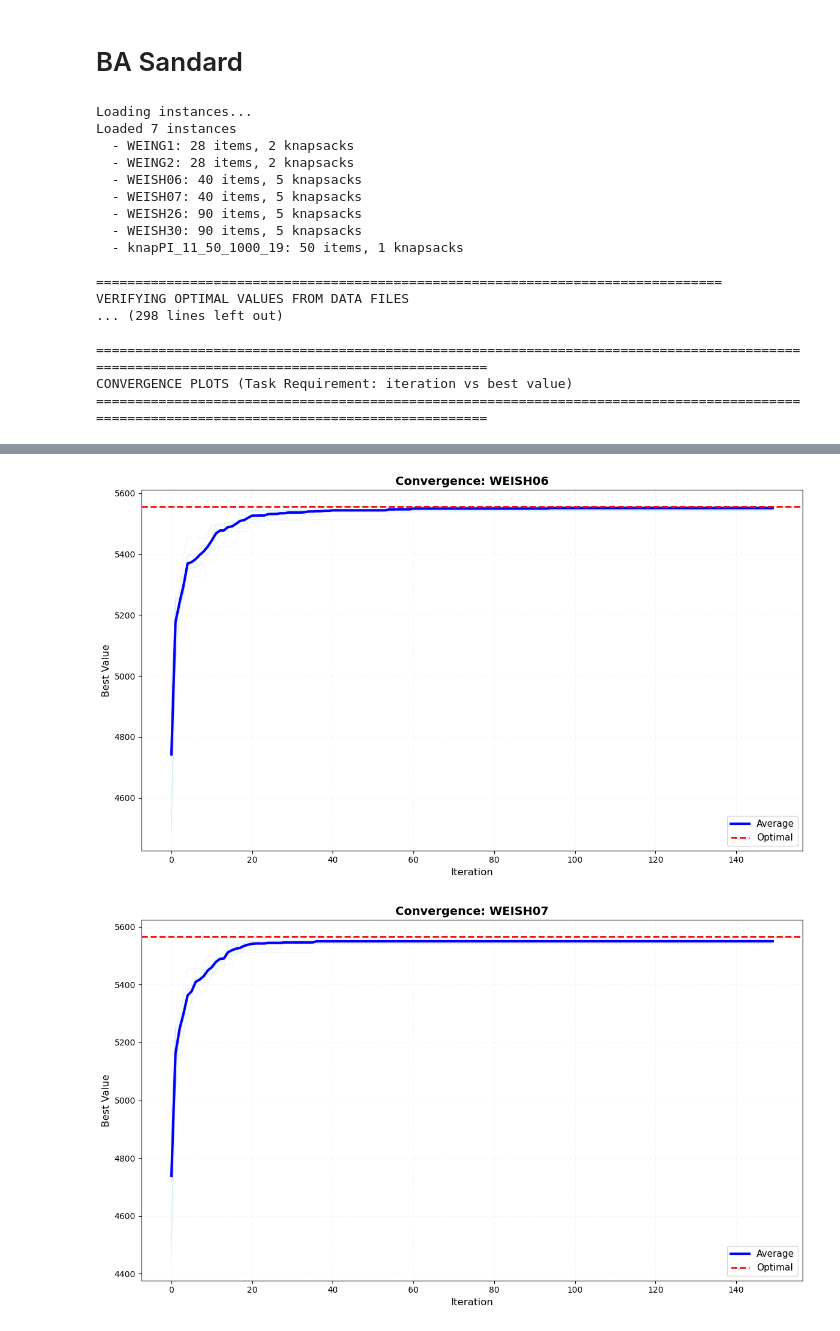
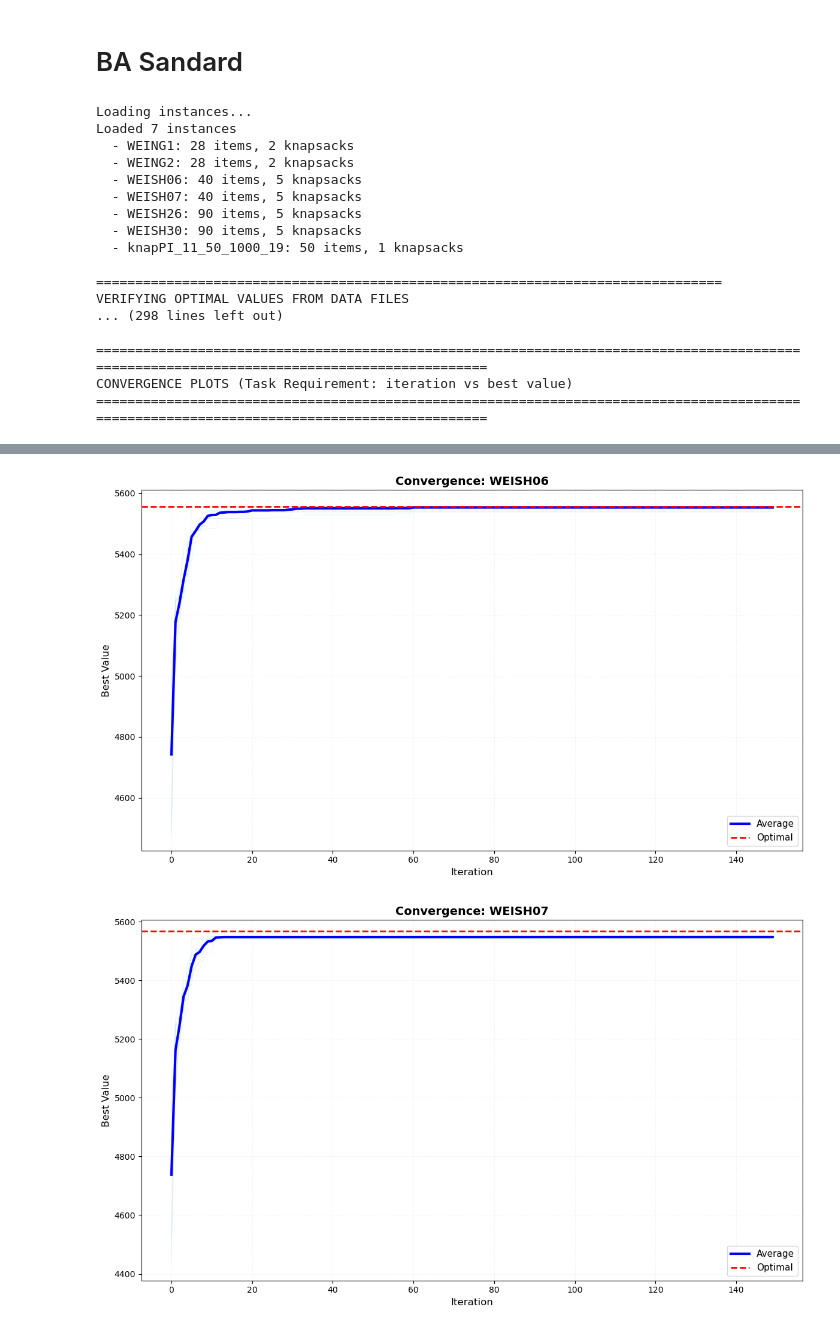
Before and after one commit to maxfinanger/ACIT4610-Exam-Group1, a Jupyter notebook: Problem-3/problem3.ipynb, the cells around one changed output, grey strips where cells are left out. Drawn from its saved outputs; the diff is of its cells as text; code cells hidden in the pictures.

```diff
--- a/Problem-3/problem3.ipynb
+++ b/Problem-3/problem3.ipynb
@@ -932,8 +932,8 @@ ba_params = {
     'num_bees_elite': 60,
     'num_bees_selected': 30,
     'max_iterations': 150,
-    'initial_neighborhood_size': 10,
-    'shrinking_factor': 0.95,
+    'initial_neighborhood_size': 12,
+    'shrinking_factor': 0.8,
     'stagnation_limit': 15
 }
 
@@ -1020,2 +1020,2 @@ CONVERGENCE PLOTS (Task Requirement: iteration vs best value)
-[figure, old version]
+[figure, new version]
-[figure, old version]
+[figure, new version]
```
Also changed, not shown: parts of 1 cell of this notebook.
